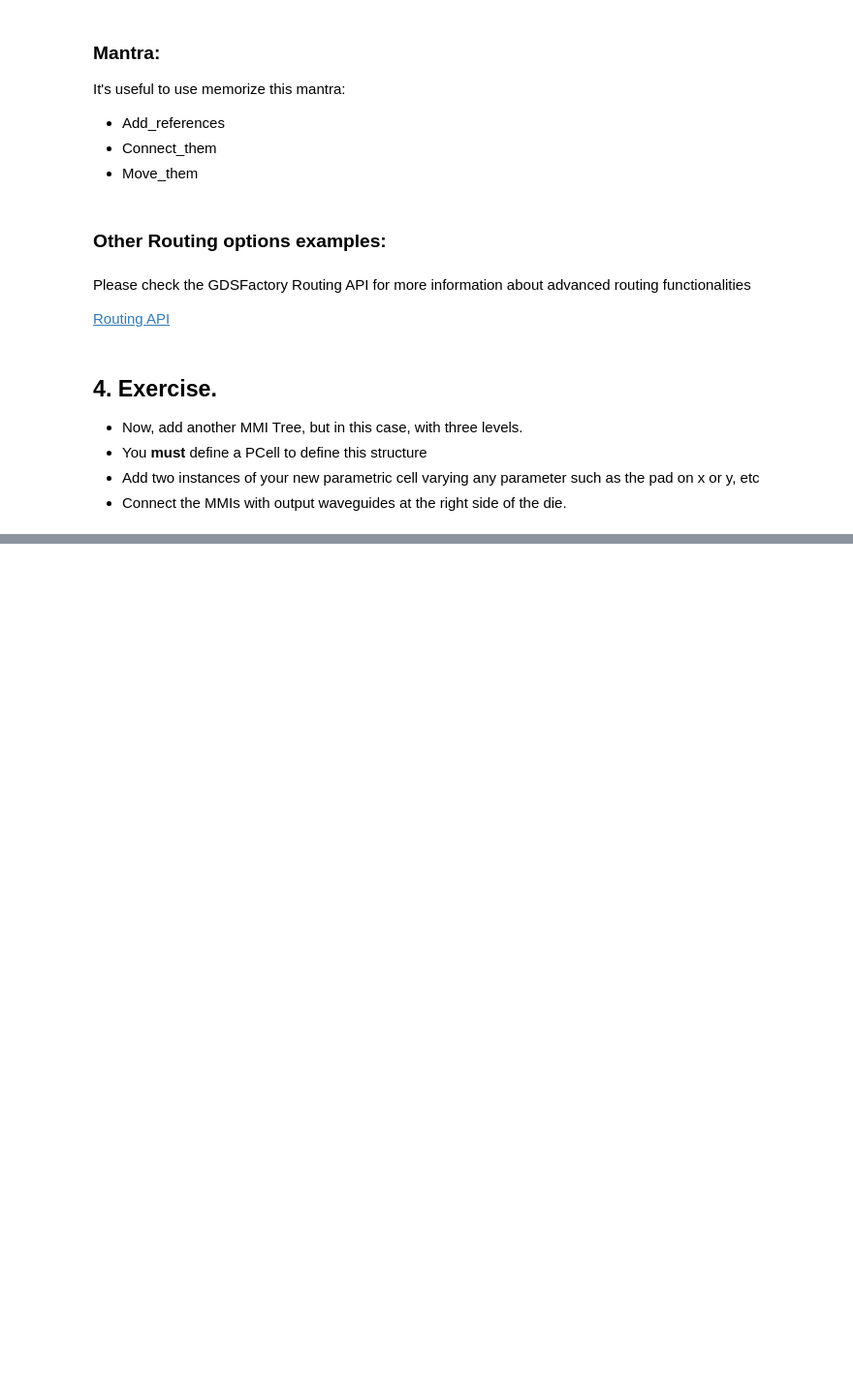
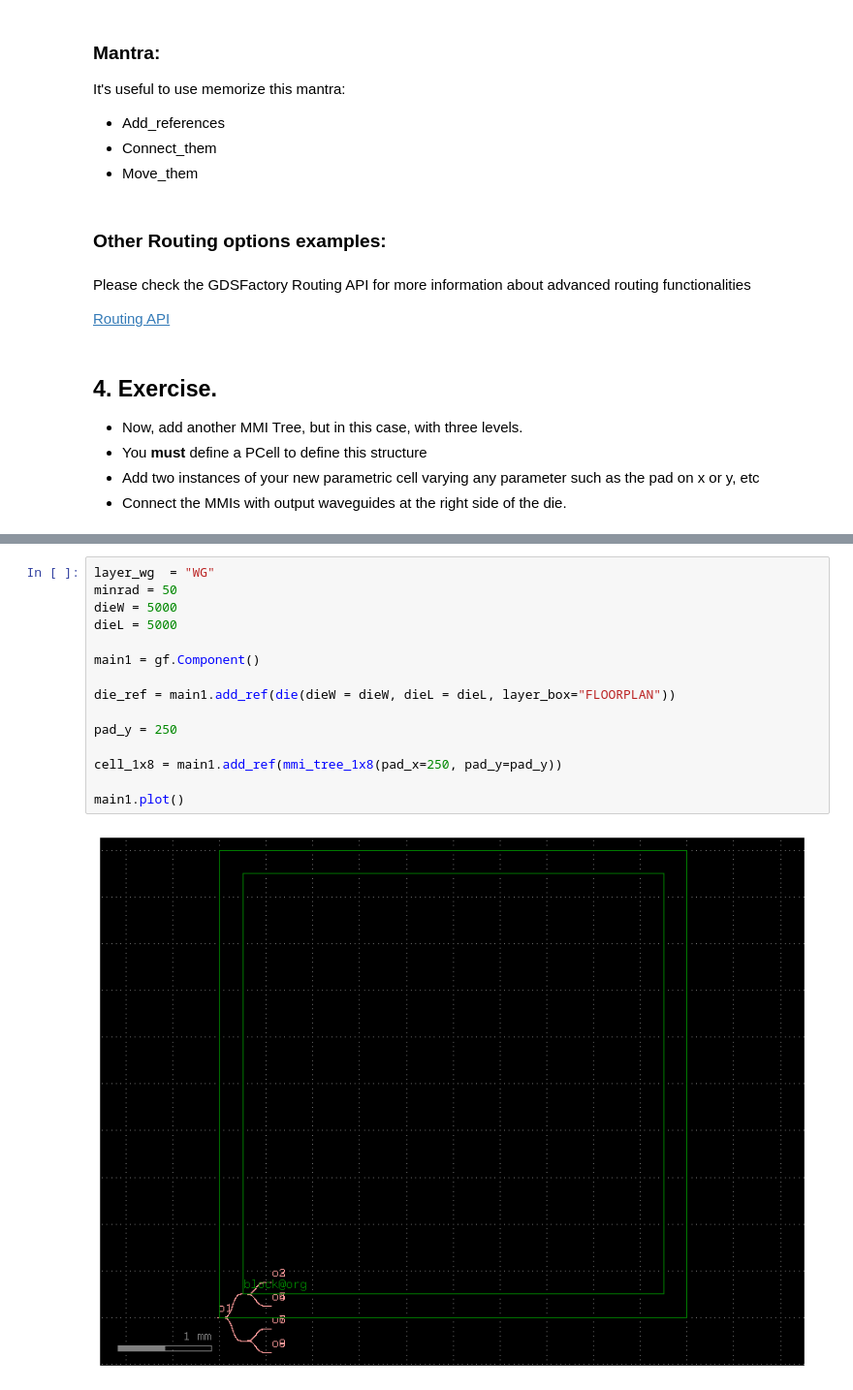
Before and after one commit to snacmuo/pic-upv-lab4, a Jupyter notebook: LAYOUT_Student.ipynb, the cells around one changed output, grey strips where cells are left out. Shown at 97% size. Saved outputs shown, nothing was run; the diff lists cells and outputs as text; blank space fills up the shorter version.

```diff
--- a/LAYOUT_Student.ipynb
+++ b/LAYOUT_Student.ipynb
@@ -467,0 +555,17 @@ Please check the GDSFactory Routing API for more information about advanced rout
+# %%
+layer_wg  = "WG"
+minrad = 50
+dieW = 5000
+dieL = 5000
+
+main1 = gf.Component()
+
+die_ref = main1.add_ref(die(dieW = dieW, dieL = dieL, layer_box="FLOORPLAN"))
+
+pad_y = 250
+
+cell_1x8 = main1.add_ref(mmi_tree_1x8(pad_x=250, pad_y=pad_y))
+
+main1.plot()
+# %% [output]
+[figure, added]
```
Also changed, not shown: parts of 5 cells of this notebook.
